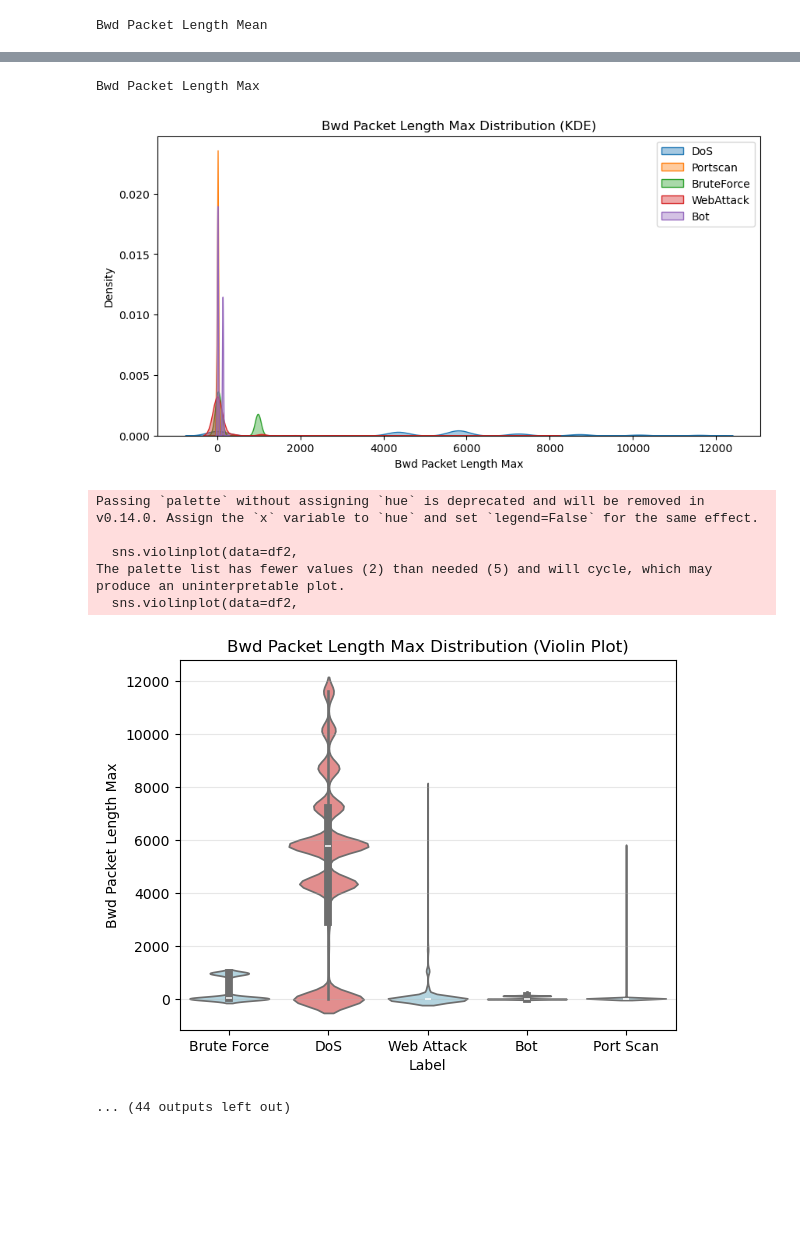
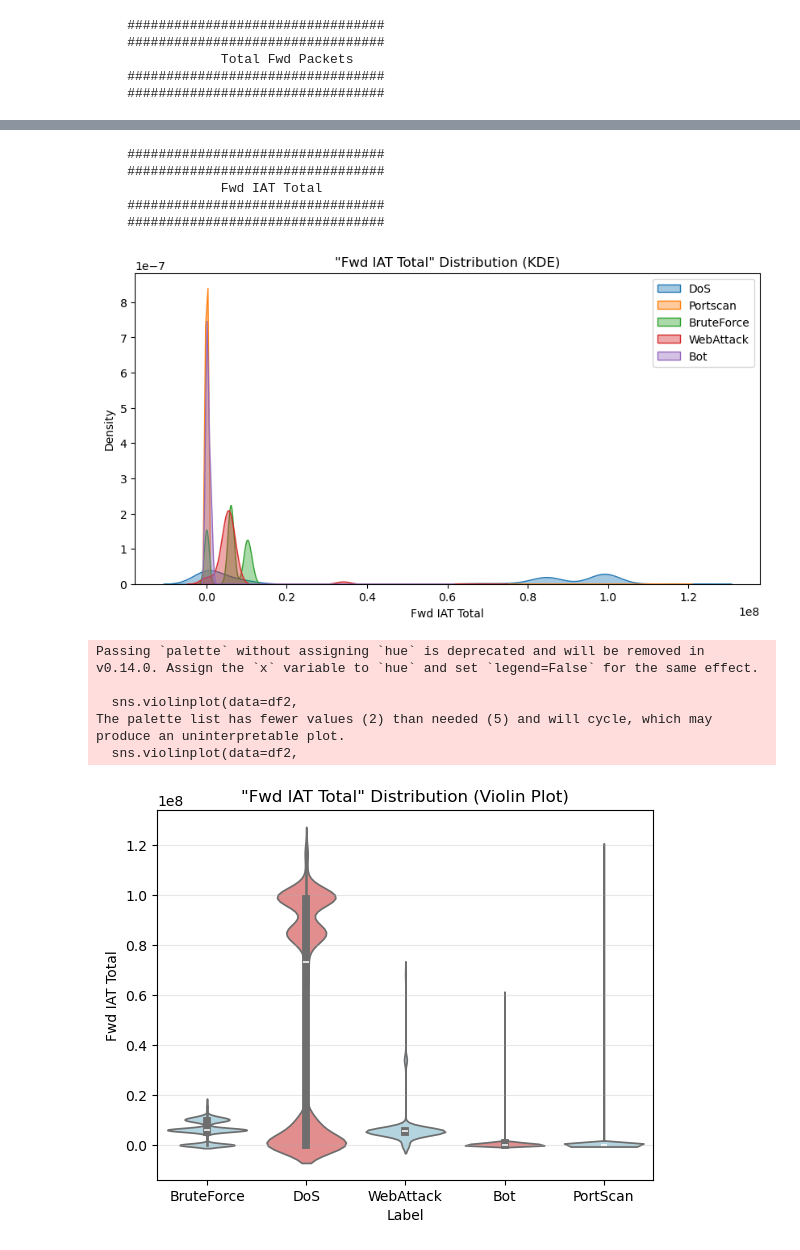
Before and after one commit to wahbakamaluddin/nids4, a Jupyter notebook: notebook/main/3_feature_importance_visualization.ipynb, the cells around one changed output, grey strips where cells are left out. Saved outputs shown, nothing was run; the diff lists cells and outputs as text; code cells hidden in the pictures; blank space fills up the shorter version.

```diff
--- a/notebook/main/3_feature_importance_visualization.ipynb
+++ b/notebook/main/3_feature_importance_visualization.ipynb
@@ -34,10 +32,17 @@ attack = df1[df1['Label'] == 'Attack']
 # %%
-features = ['Bwd Packet Length Std', 'Flow Bytes/s', 'Fwd Packet Length Std']
+features = ['Packet Length Variance', 'Packet Length Std', 'Bwd Packet Length Std']
 
-benign =
+benign = df1[df1['Label'] == 'Benign']
+attack = df1[df1['Label'] == 'Attack']
 
 for feature in features:
-    print(feature)
+    print(f'''
+    #################################
+    #################################
+                {feature}
+    #################################
+    #################################
+    ''')
     plt.figure(figsize=(10, 5))
     # KDE for BENIGN
     sns.kdeplot(
@@ -55,7 +60,7 @@ for feature in features:
         alpha=0.4
     )
 
-    plt.title(f'{feature} Distribution (KDE)')
+    plt.title(f'"{feature}" Distribution (KDE)')
     plt.xlabel(feature)
     plt.ylabel('Density')
     plt.legend()
@@ -65,7 +70,7 @@ for feature in features:
                x='Label',
                y=feature,
                palette=['lightblue', 'lightcoral'])
-    plt.title(f'{feature} Distribution (Violin Plot)')
+    plt.title(f'"{feature}" Distribution (Violin Plot)')
     plt.ylabel(feature)
     plt.grid(axis='y', alpha=0.3)
     plt.show()
@@ -91,14 +110,20 @@ Passing `palette` without assigning `hue` is deprecated and will be removed in v
 # %%
 DoS = df2[df2['Label'] == 'DoS']
-Portscan = df2[df2['Label'] == 'Port Scan']
-BruteForce = df2[df2['Label'] == 'Brute Force']
-WebAttack = df2[df2['Label'] == 'Web Attack']
+Portscan = df2[df2['Label'] == 'PortScan']
+BruteForce = df2[df2['Label'] == 'BruteForce']
+WebAttack = df2[df2['Label'] == 'WebAttack']
 Bot = df2[df2['Label'] == 'Bot']
 
+features = ['Bwd Packets/s', 'Total Fwd Packets', 'Fwd IAT Total']
 
-
-for feature in selected_features[:-1]:
-    print(feature)
+for feature in features:
+    print(f'''
+    #################################
+    #################################
+                {feature}
+    #################################
+    #################################
+    ''')
     plt.figure(figsize=(10, 5))
     # KDE for DoS
     sns.kdeplot(
@@ -136,7 +161,7 @@ for feature in selected_features[:-1]:
         alpha=0.4
     )
 
-    plt.title(f'{feature} Distribution (KDE)')
+    plt.title(f'"{feature}" Distribution (KDE)')
     plt.xlabel(feature)
     plt.ylabel('Density')
     plt.legend()
@@ -148,7 +173,7 @@ for feature in selected_features[:-1]:
                x='Label',
                y=feature,
                palette=['lightblue', 'lightcoral'])
-    plt.title(f'{feature} Distribution (Violin Plot)')
+    plt.title(f'"{feature}" Distribution (Violin Plot)')
     plt.ylabel(feature)
     plt.grid(axis='y', alpha=0.3)
     plt.show()
@@ -164 +193,5 @@ The palette list has fewer values (2) than needed (5) and will cycle, which may
-Bwd Packet Length Mean
+    #################################
+    #################################
+                Total Fwd Packets
+    #################################
+    #################################
@@ -172,9 +205,12 @@ The palette list has fewer values (2) than needed (5) and will cycle, which may
-Bwd Packet Length Max
+    #################################
+    #################################
+                Fwd IAT Total
+    #################################
+    #################################
-[figure, old version]
+[figure, new version]
 Passing `palette` without assigning `hue` is deprecated and will be removed in v0.14.0. Assign the `x` variable to `hue` and set `legend=False` for the same effect.
 
   sns.violinplot(data=df2,
 The palette list has fewer values (2) than needed (5) and will cycle, which may produce an uninterpretable plot.
   sns.violinplot(data=df2,
-[figure, old version]
+[figure, new version]
-... (44 outputs left out)
```
Also changed, not shown: parts of 7 cells of this notebook.
